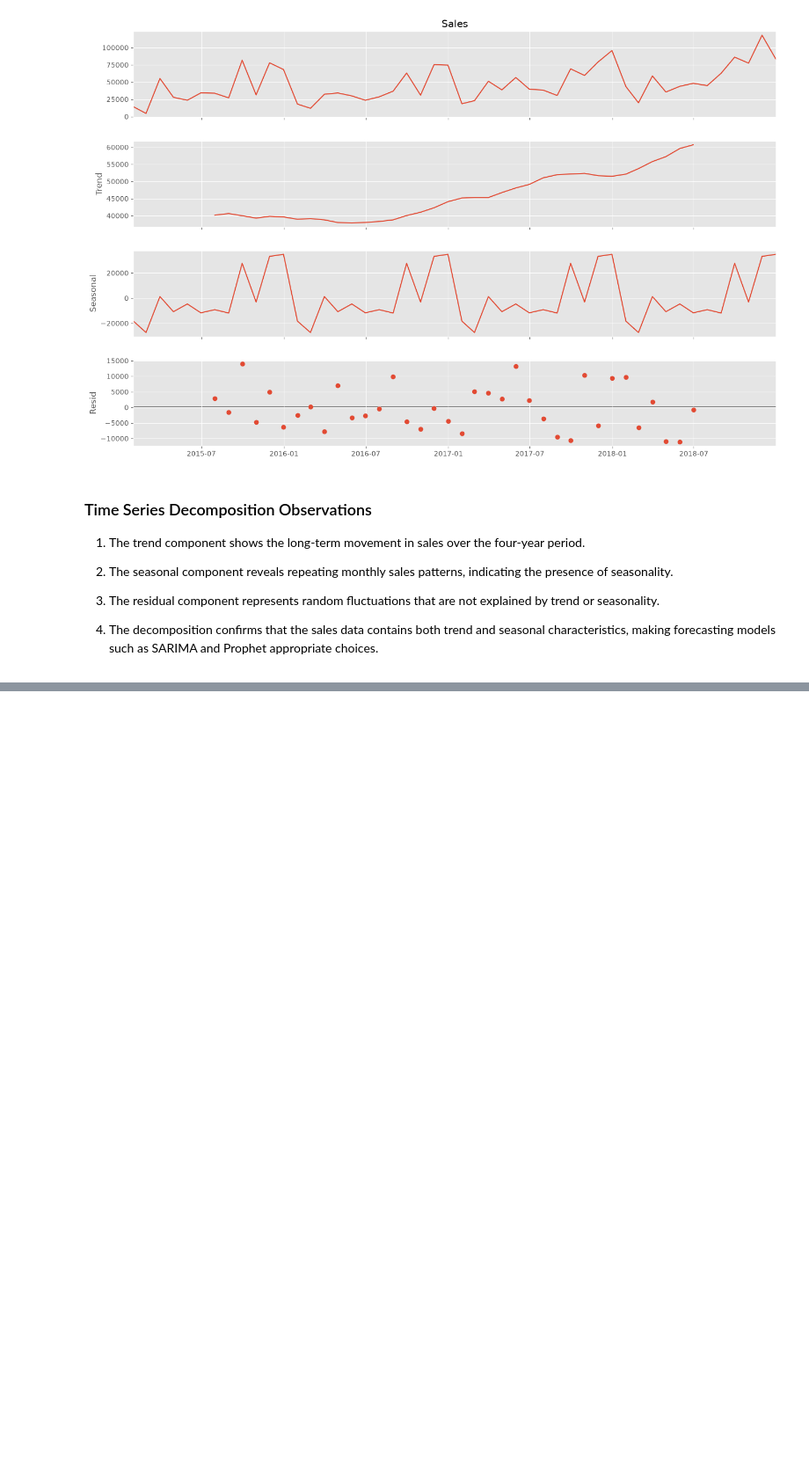
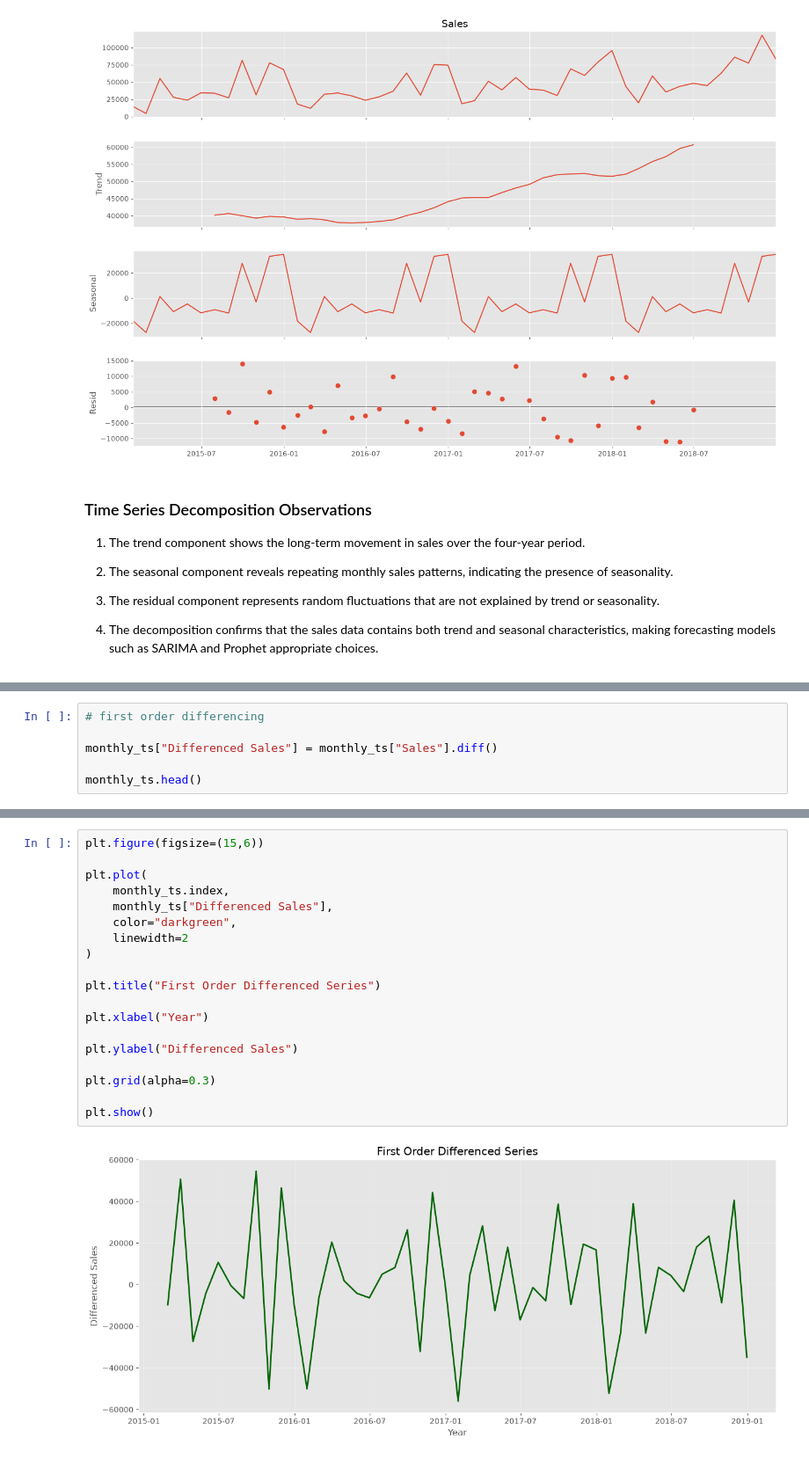
Before and after one commit to opmeenaji81/SalesForecasting_OmprakashMeena, a Jupyter notebook: analysis.ipynb, the cells around one changed output, grey strips where cells are left out. Shown at 88% size. Cells and saved outputs as stored; diff of their text form; blank space fills up the shorter version.

Commit message:
Completed Task 2 - Time series analysis and stationarity testing

```diff
--- a/analysis.ipynb
+++ b/analysis.ipynb
@@ -1005,0 +1068,6 @@ plt.show()
+# %%
+# first order differencing
+
+monthly_ts["Differenced Sales"] = monthly_ts["Sales"].diff()
+
+monthly_ts.head()
@@ -1005,0 +1082,21 @@ plt.show()
+# %%
+plt.figure(figsize=(15,6))
+
+plt.plot(
+    monthly_ts.index,
+    monthly_ts["Differenced Sales"],
+    color="darkgreen",
+    linewidth=2
+)
+
+plt.title("First Order Differenced Series")
+
+plt.xlabel("Year")
+
+plt.ylabel("Differenced Sales")
+
+plt.grid(alpha=0.3)
+
+plt.show()
+# %% [output]
+[figure, added]
```
Also changed, not shown: parts of 14 cells of this notebook.
